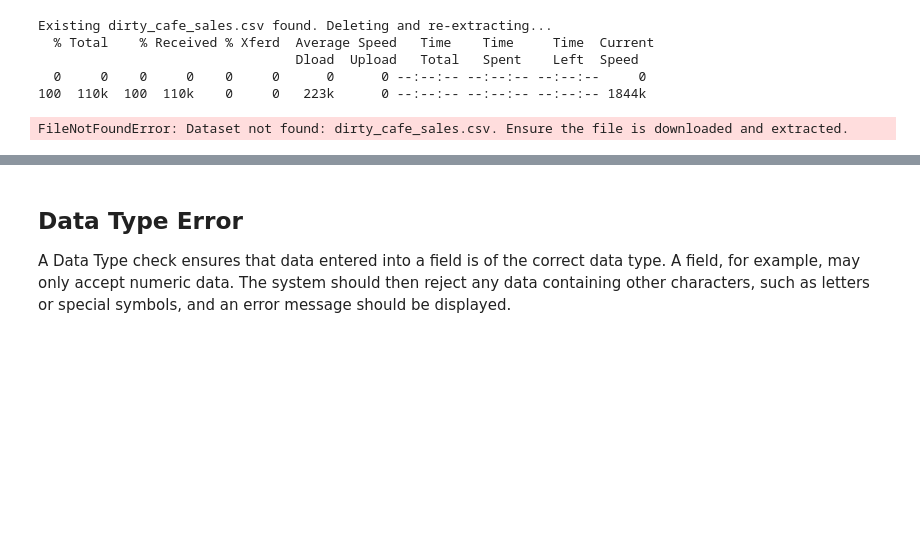
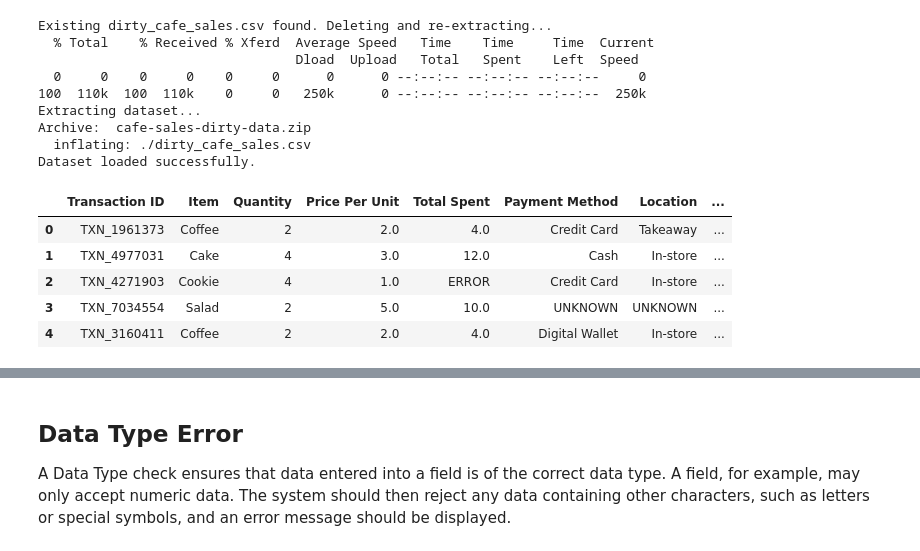
Before and after one commit to jutinwang/A2---CSI4142---GR48, a Jupyter notebook: G48-A2.ipynb, the cells around one changed output, grey strips where cells are left out. Cells and saved outputs as stored; diff of their text form; code cells hidden in the pictures; blank space fills up the shorter version.

```diff
--- a/G48-A2.ipynb
+++ b/G48-A2.ipynb
@@ -23,27 +80,45 @@ import matplotlib as mpl
 import matplotlib.pyplot as plt
 import os as os
 # %%
-# Checking to see if the csv exists, if so - delete and re-extract
+import os
+
+# Define paths
+zip_path = "cafe-sales-dirty-data.zip"
 csv_path = "dirty_cafe_sales.csv"
+
+# Delete existing CSV if present
 if os.path.exists(csv_path):
     print(f"Existing {csv_path} found. Deleting and re-extracting...")
     os.remove(csv_path)
 
-#!/bin/bash
-!curl -L -o ~/Downloads/cafe-sales-dirty-data-for-cleaning-training.zip\
-  https://www.kaggle.com/api/v1/datasets/download/ahmedmohamed2003/cafe-sales-dirty-data-for-cleaning-training
+# Download dataset using curl (Bash command in Jupyter Notebook)
+!curl -L -o {zip_path} https://www.kaggle.com/api/v1/datasets/download/ahmedmohamed2003/cafe-sales-dirty-data-for-cleaning-training
 
-# Check if the CSV file exists, otherwise raise an error
+# Extract the ZIP file in the current folder
+print("Extracting dataset...")
+!unzip -o {zip_path} -d .
+
+# Verify that the CSV exists after extraction
 if not os.path.exists(csv_path):
-    raise FileNotFoundError(f"Dataset not found: {csv_path}. Ensure the file is downloaded and extracted.")
+    raise FileNotFoundError(f"Dataset not found: {csv_path}. Ensure the ZIP file was correctly extracted.")
 
-# Loading in the dataset
+# Load dataset
 cafeSet = pd.read_csv(csv_path)
+print("Dataset loaded successfully.")
 cafeSet.head()
 # %% [output]
 Existing dirty_cafe_sales.csv found. Deleting and re-extracting...
   % Total    % Received % Xferd  Average Speed   Time    Time     Time  Current
                                  Dload  Upload   Total   Spent    Left  Speed
   0     0    0     0    0     0      0      0 --:--:-- --:--:-- --:--:--     0
-100  110k  100  110k    0     0   223k      0 --:--:-- --:--:-- --:--:-- 1844k
+100  110k  100  110k    0     0   250k      0 --:--:-- --:--:-- --:--:--  250k
+Extracting dataset...
+Archive:  cafe-sales-dirty-data.zip
+  inflating: ./dirty_cafe_sales.csv
+Dataset loaded successfully.
-FileNotFoundError: Dataset not found: dirty_cafe_sales.csv. Ensure the file is downloaded and extracted.
+|  | Transaction ID | Item | Quantity | Price Per Unit | Total Spent | Payment Method | Location | ... |
+| 0 | TXN_1961373 | Coffee | 2 | 2.0 | 4.0 | Credit Card | Takeaway | ... |
+| 1 | TXN_4977031 | Cake | 4 | 3.0 | 12.0 | Cash | In-store | ... |
+| 2 | TXN_4271903 | Cookie | 4 | 1.0 | ERROR | Credit Card | In-store | ... |
+| 3 | TXN_7034554 | Salad | 2 | 5.0 | 10.0 | UNKNOWN | UNKNOWN | ... |
+| 4 | TXN_3160411 | Coffee | 2 | 2.0 | 4.0 | Digital Wallet | In-store | ... |
```
Also changed, not shown: parts of 13 cells of this notebook.
